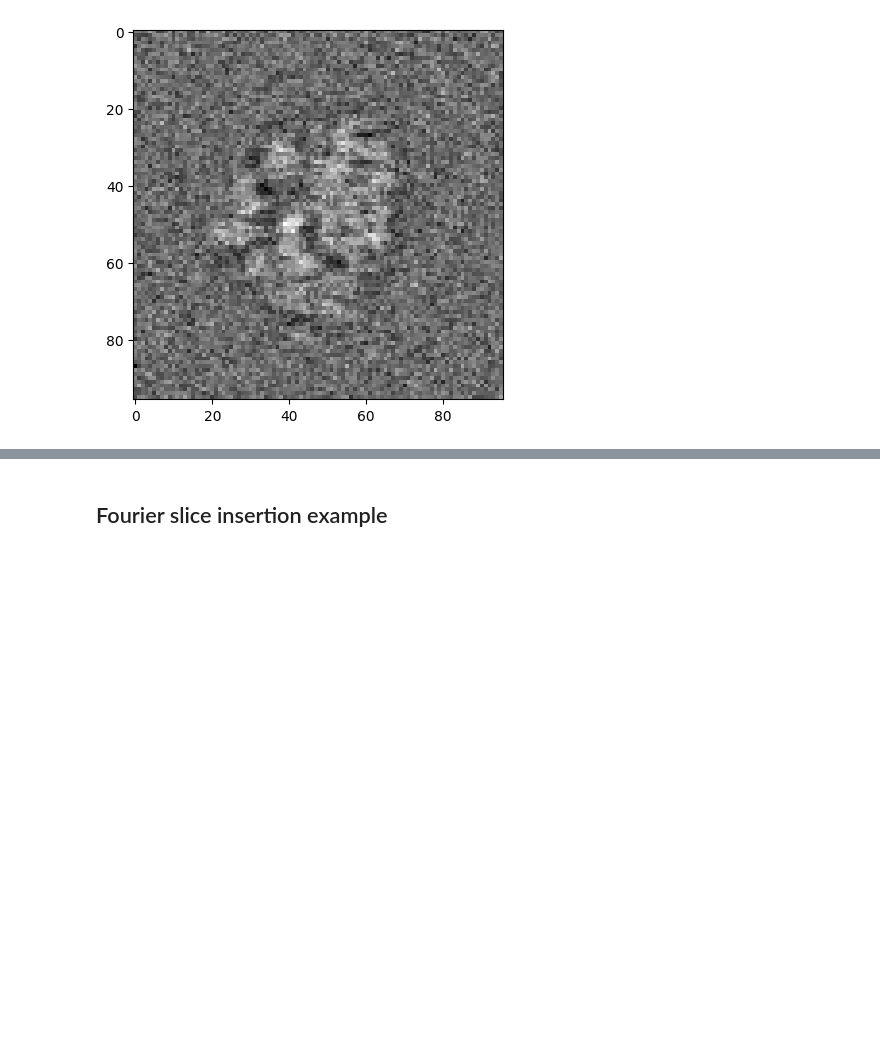
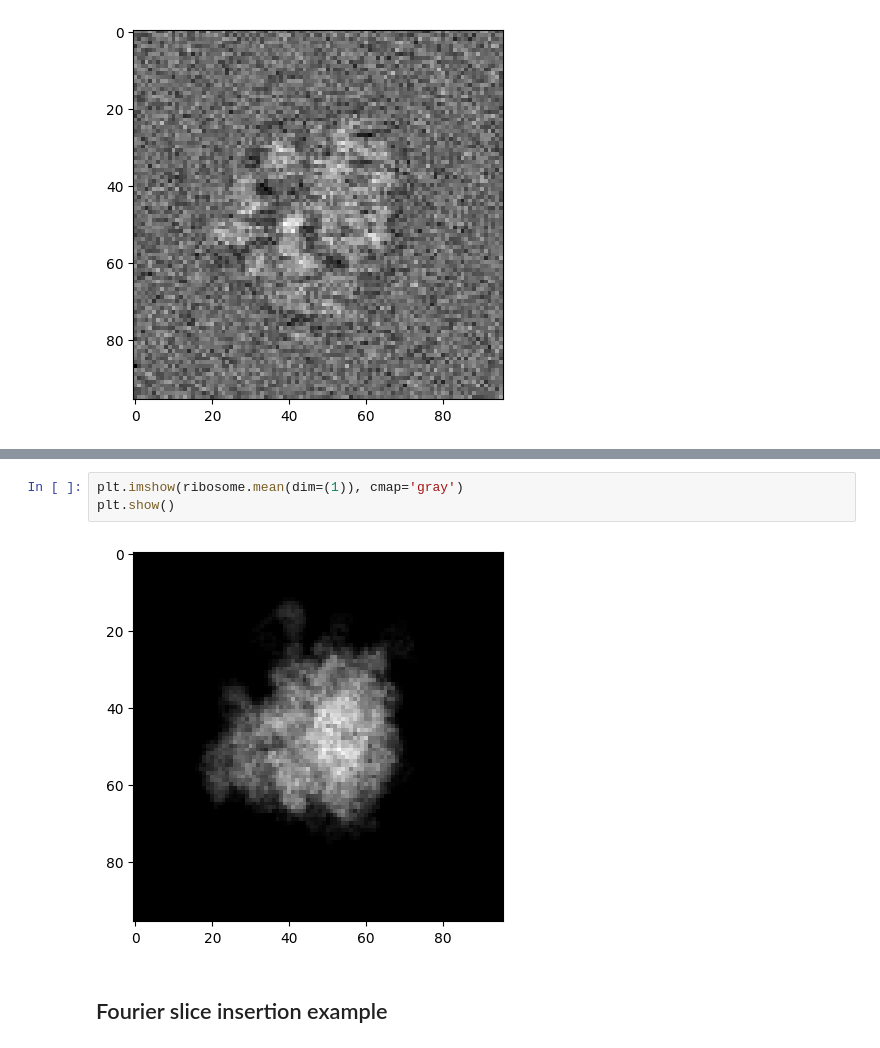
Before and after one commit to McHaillet/ARP, a Jupyter notebook: Simulation_forward_full.ipynb, the cells around one changed output, grey strips where cells are left out. Cells and saved outputs as stored; diff of their text form; blank space fills up the shorter version.

```diff
--- a/Simulation_forward_full.ipynb
+++ b/Simulation_forward_full.ipynb
@@ -179,3 +187,8 @@ plt.show()
+# %%
+plt.imshow(ribosome.mean(dim=(1)), cmap='gray')
+plt.show()
+# %% [output]
+[figure, added]
 # %% [markdown]
 ## Fourier slice insertion example
 # %%
```
Also changed, not shown: parts of 3 cells of this notebook.
